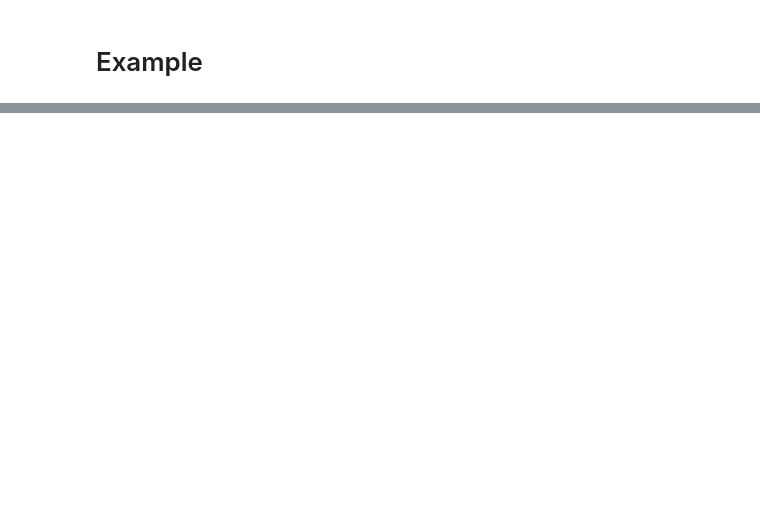
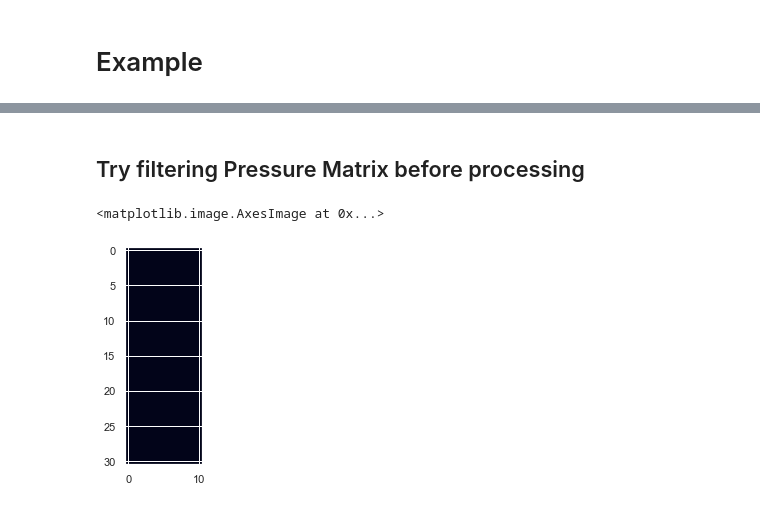
Before and after one commit to luceskywalker/TexSense, a Jupyter notebook: study1/jupyter/pilot221122/pi_data.ipynb, the cells around one changed output, grey strips where cells are left out. Saved outputs shown, nothing was run; the diff lists cells and outputs as text; code cells hidden in the pictures; blank space fills up the shorter version.

```diff
--- a/study1/jupyter/pilot221122/pi_data.ipynb
+++ b/study1/jupyter/pilot221122/pi_data.ipynb
@@ -262,0 +366,14 @@ fig.set_size_inches(15, 8)
+# %% [markdown]
+## Try filtering Pressure Matrix before processing
+# %%
+df = pd.read_csv(r'D:\Salzburg\julian_cutting_wedges\221122_pi_test\pi_jumpin2.csv')
+left, right = separate_sides(df)
+# %%
+offset=np.min(left, axis=2)
+for frame in range(left.shape[2]):
+    left[:,:,frame]-=offset
+# %%
+plt.imshow(np.min(left,axis=2))
+# %% [output]
+<matplotlib.image.AxesImage at 0x...>
+[figure, added]
```
Also changed, not shown: parts of 20 cells of this notebook.
